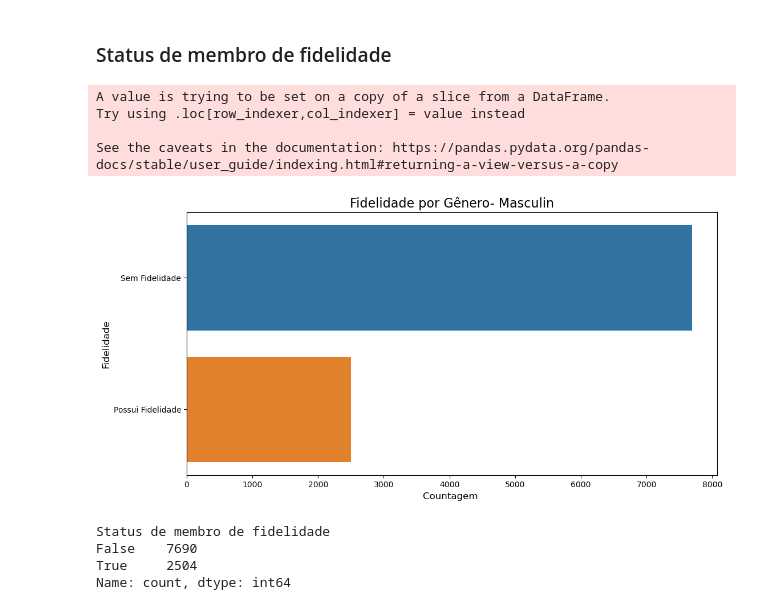
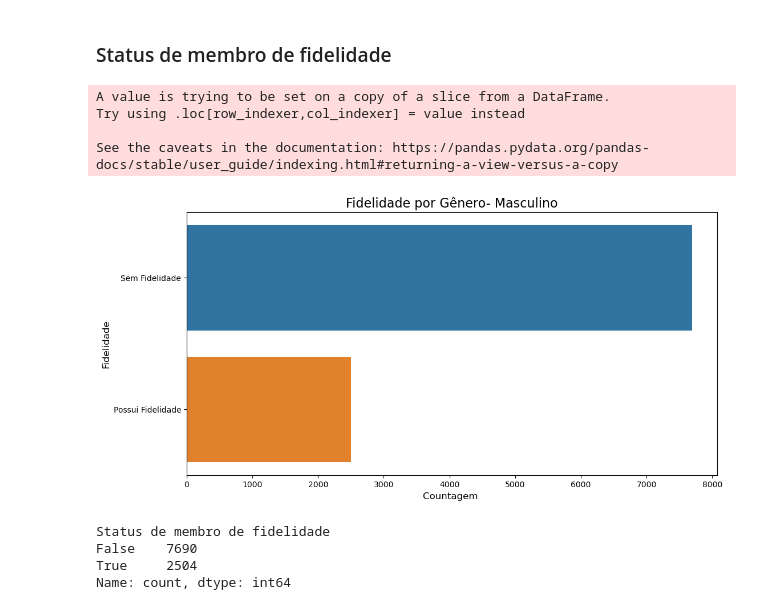
Before and after one commit to Nic62/An-lise-de-vendas, a Jupyter notebook: lab.ipynb, the cells around one changed output. Drawn from its saved outputs; the diff is of its cells as text; code cells hidden in the pictures.

```diff
--- a/lab.ipynb
+++ b/lab.ipynb
@@ -341,18 +341,18 @@ fig.show()
 # %%
 df_masculino['Status de membro de fidelidade'] = df_masculino['Status de membro de fidelidade'].map({0:'Sem Fidelidade', 1:'Possui Fidelidade'})
 
 plt.figure(figsize=(12, 6))
 sns.countplot(data=df_masculino, y="Status de membro de fidelidade", order=df_masculino["Status de membro de fidelidade"].value_counts().index)
-plt.title('Fidelidade por Gênero- Masculin', fontsize=16)
+plt.title('Fidelidade por Gênero- Masculino', fontsize=16)
 plt.xlabel('Countagem ', fontsize=12)
 plt.ylabel('Fidelidade', fontsize=12)
 plt.show()
 # %% [output]
 A value is trying to be set on a copy of a slice from a DataFrame.
 Try using .loc[row_indexer,col_indexer] = value instead
 
 See the caveats in the documentation: https://pandas.pydata.org/pandas-docs/stable/user_guide/indexing.html#returning-a-view-versus-a-copy
-[figure, old version]
+[figure, new version]
 # %%
 x=pd.value_counts(df_masculino["Status de membro de fidelidade"]=="Possui Fidelidade")
 print(x)
```
Also changed, not shown: parts of 11 cells of this notebook.
